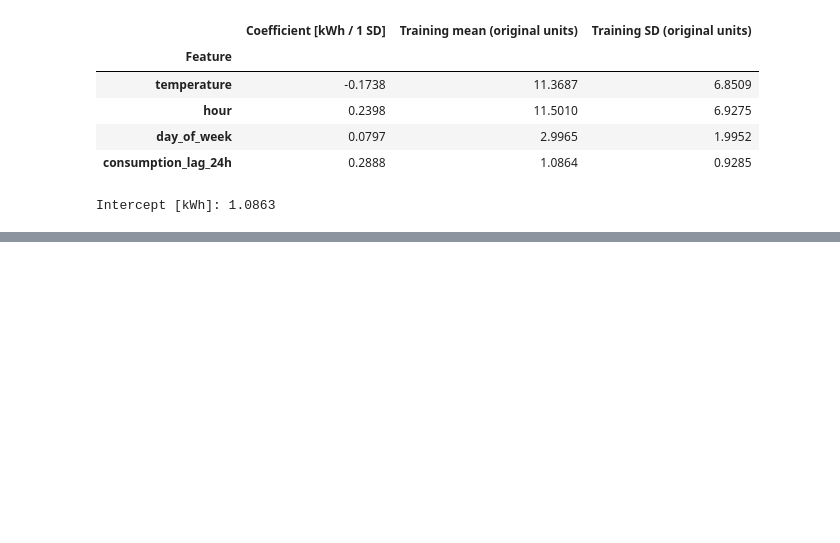
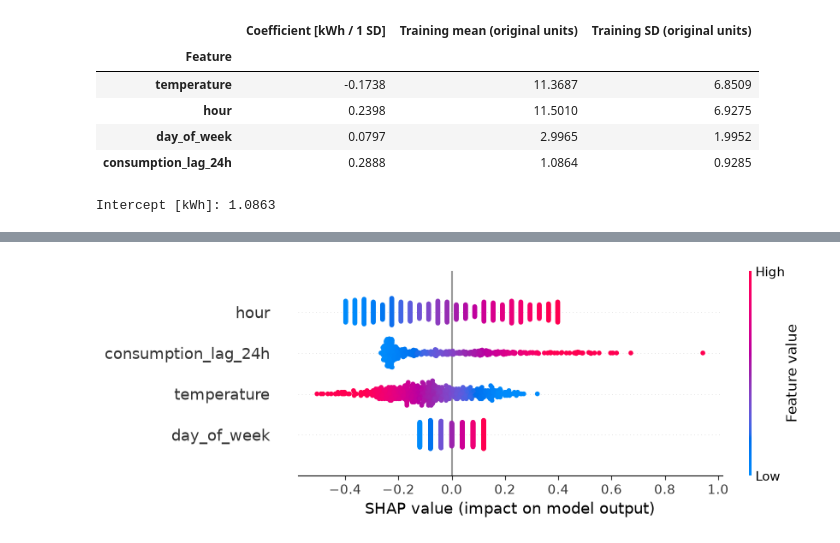
Before and after one commit to angiee99/Household-Power-Consumption-Prediction, a Jupyter notebook: model-explainability.ipynb, the cells around one changed output, grey strips where cells are left out. Cells and saved outputs as stored; diff of their text form; code cells hidden in the pictures; blank space fills up the shorter version.

```diff
--- a/model-explainability.ipynb
+++ b/model-explainability.ipynb
@@ -182,0 +249,4 @@ Intercept [kWh]: 1.0863
+# %%
+shap.plots.beeswarm(shap_values, max_display=len(FEATURES_MAIN), show=True)
+# %% [output]
+[figure, added]
```
Also changed, not shown: parts of 13 cells of this notebook.
